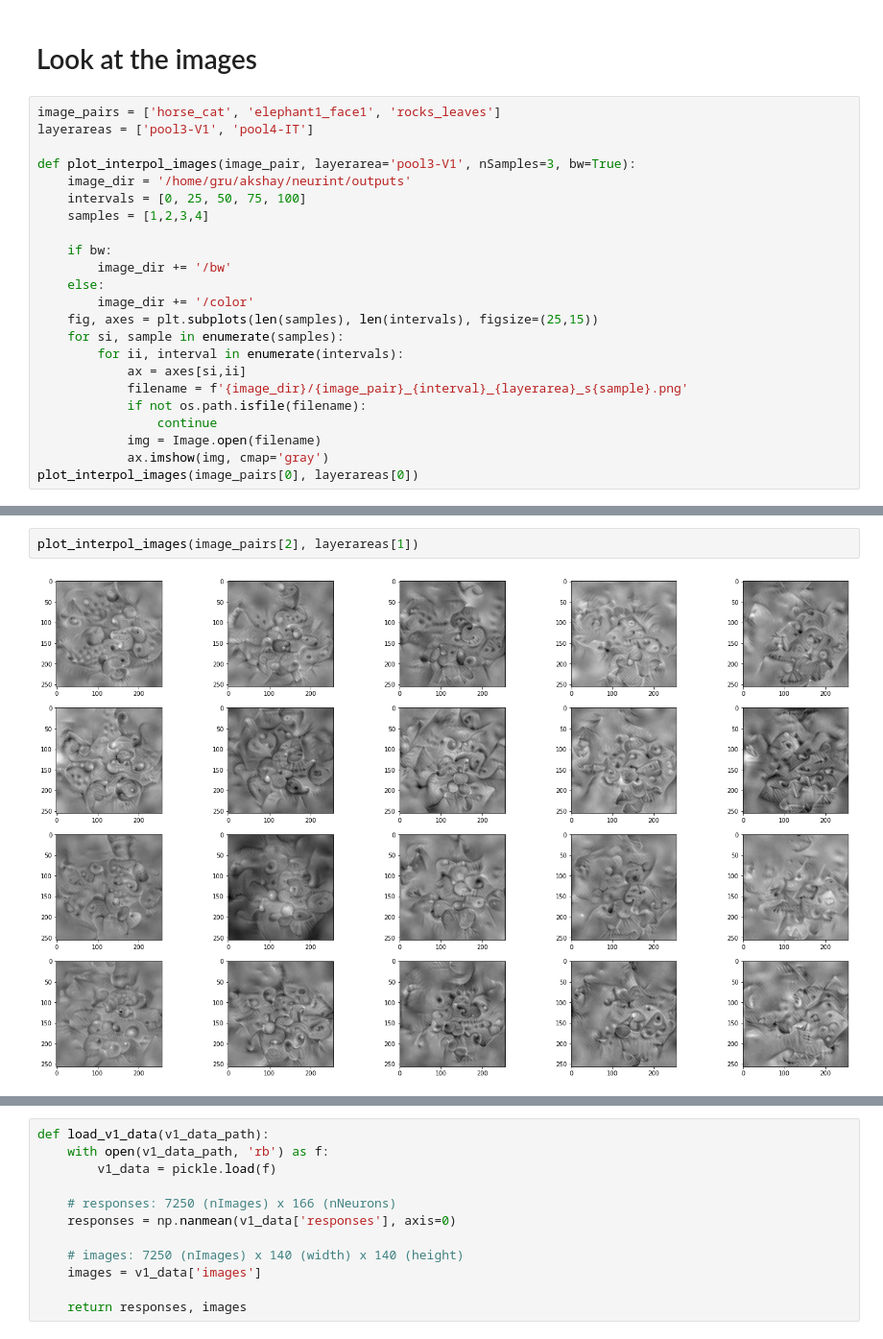
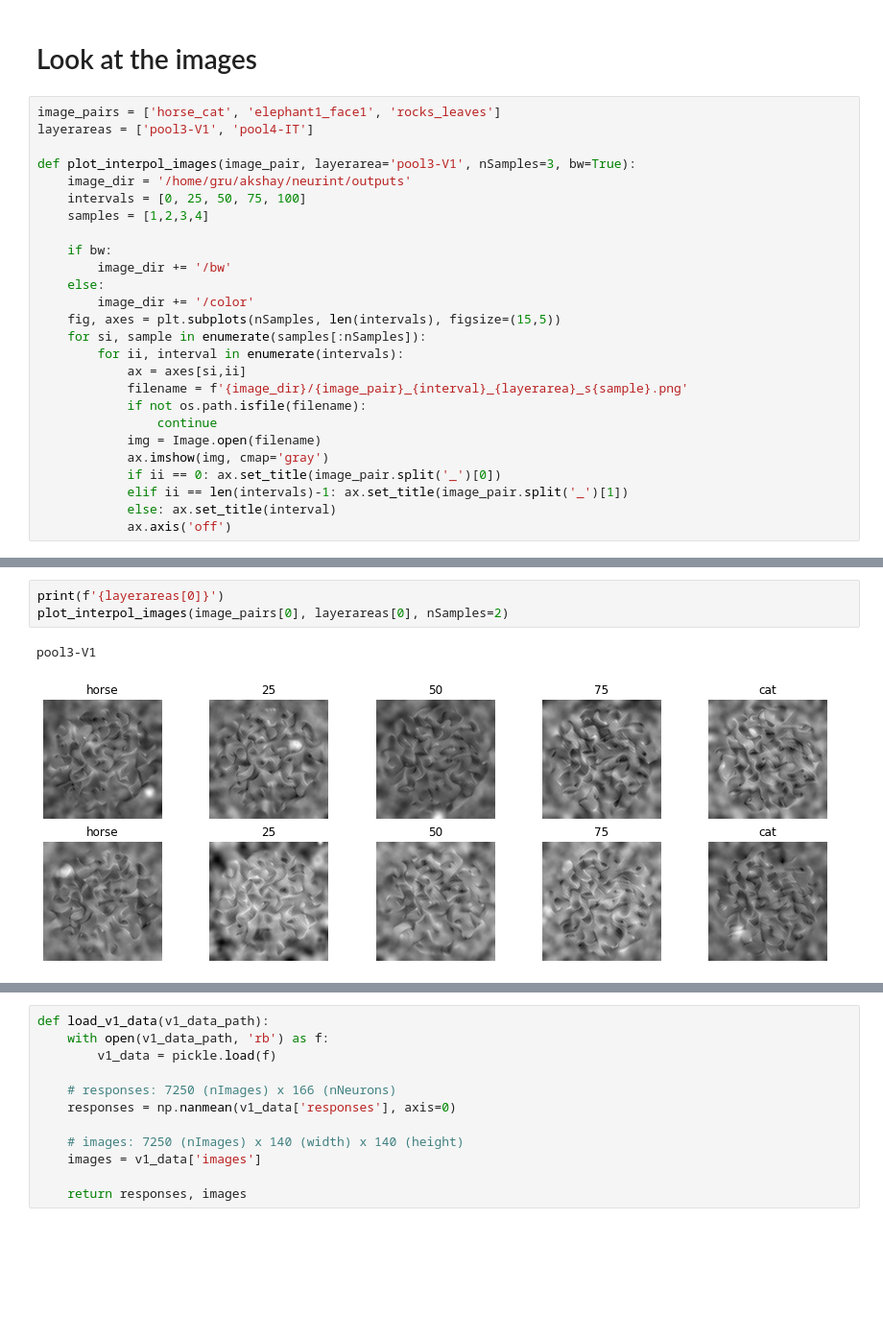
Before and after one commit to akjags/neurint, a Jupyter notebook: fit_neural_data.ipynb, the cells around one changed output, grey strips where cells are left out. Shown at 96% size. Saved outputs shown, nothing was run; the diff lists cells and outputs as text; blank space fills up the shorter version.

Commit message:
update plotting function

```diff
--- a/fit_neural_data.ipynb
+++ b/fit_neural_data.ipynb
@@ -30,8 +30,8 @@ def plot_interpol_images(image_pair, layerarea='pool3-V1', nSamples=3, bw=True):
         image_dir += '/bw'
     else:
         image_dir += '/color'
-    fig, axes = plt.subplots(len(samples), len(intervals), figsize=(25,15))
-    for si, sample in enumerate(samples):
+    fig, axes = plt.subplots(nSamples, len(intervals), figsize=(15,5))
+    for si, sample in enumerate(samples[:nSamples]):
         for ii, interval in enumerate(intervals):
             ax = axes[si,ii]
             filename = f'{image_dir}/{image_pair}_{interval}_{layerarea}_s{sample}.png'
@@ -39,4 +39,7 @@ def plot_interpol_images(image_pair, layerarea='pool3-V1', nSamples=3, bw=True):
                 continue
             img = Image.open(filename)
             ax.imshow(img, cmap='gray')
-plot_interpol_images(image_pairs[0], layerareas[0])
+            if ii == 0: ax.set_title(image_pair.split('_')[0])
+            elif ii == len(intervals)-1: ax.set_title(image_pair.split('_')[1])
+            else: ax.set_title(interval)
+            ax.axis('off')
@@ -45,5 +46,7 @@ plot_interpol_images(image_pairs[0], layerareas[0])
 # %%
-plot_interpol_images(image_pairs[2], layerareas[1])
+print(f'{layerareas[0]}')
+plot_interpol_images(image_pairs[0], layerareas[0], nSamples=2)
 # %% [output]
+pool3-V1
-[figure, old version]
+[figure, new version]
 # %%
```
Also changed, not shown: parts of 4 cells of this notebook.
